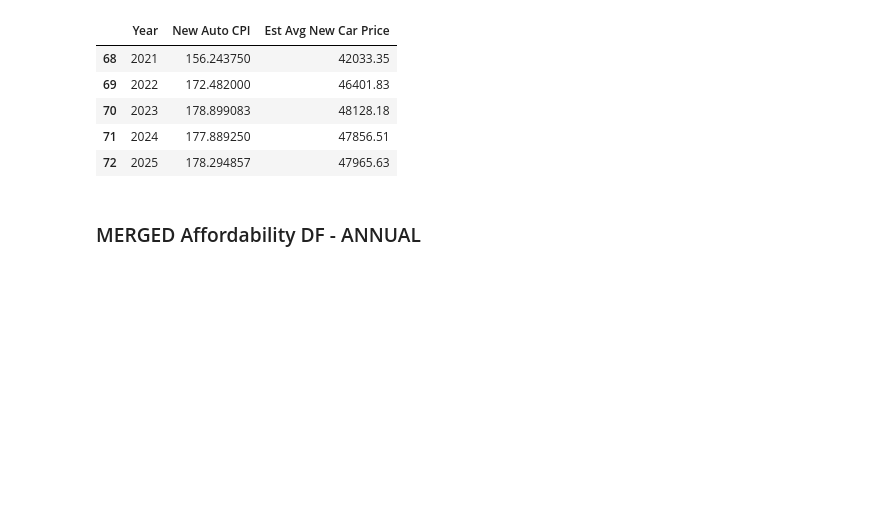
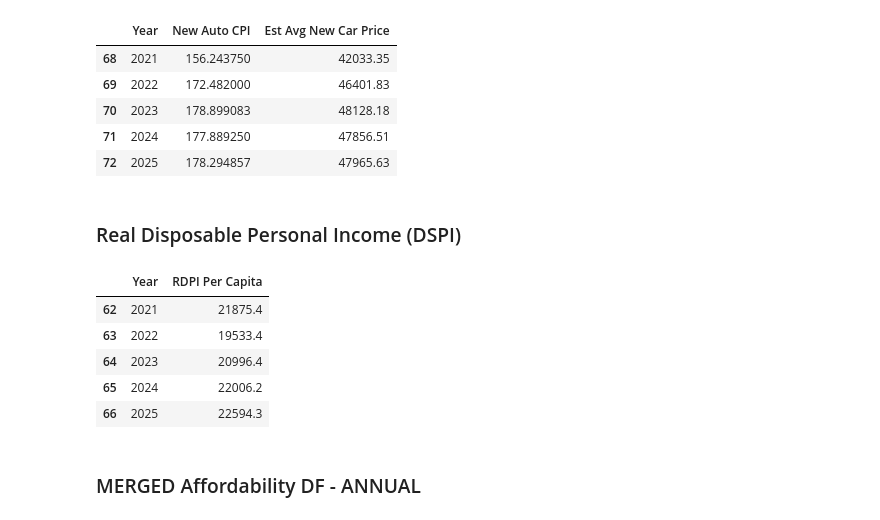
Before and after one commit to wallscreet/gov-data, a Jupyter notebook: notebook.ipynb, the cells around one changed output. Drawn from its saved outputs; the diff is of its cells as text; code cells hidden in the pictures; blank space fills up the shorter version.

```diff
--- a/notebook.ipynb
+++ b/notebook.ipynb
@@ -356,6 +356,27 @@ new_auto_cpi_df.tail()
 | 70 | 2023 | 178.899083 | 48128.18 |
 | 71 | 2024 | 177.889250 | 47856.51 |
 | 72 | 2025 | 178.294857 | 47965.63 |
+# %% [markdown]
+### Real Disposable Personal Income (DSPI)
+# %%
+rdpi = fred.get_series('DSPI')
+rdpi_df = rdpi.to_frame().reset_index()
+rdpi_df.columns = ['Date', 'RDPI Household']
+rdpi_df['Date'] = pd.to_datetime(rdpi_df['Date'])
+rdpi_df.set_index('Date', inplace=True)
+rdpi_df = rdpi_df.resample('YE').max()
+rdpi_df.index = rdpi_df.index.year
+rdpi_df.reset_index(inplace=True)
+rdpi_df.columns = ['Year', 'RDPI Household']
+
+rdpi_df.tail()
+# %% [output]
+|  | Year | RDPI Per Capita |
+| 62 | 2021 | 21875.4 |
+| 63 | 2022 | 19533.4 |
+| 64 | 2023 | 20996.4 |
+| 65 | 2024 | 22006.2 |
+| 66 | 2025 | 22594.3 |
 # %% [markdown]
 ### MERGED Affordability DF - ANNUAL
 # %%
```
Also changed, not shown: parts of 2 cells of this notebook, 2 other files.
